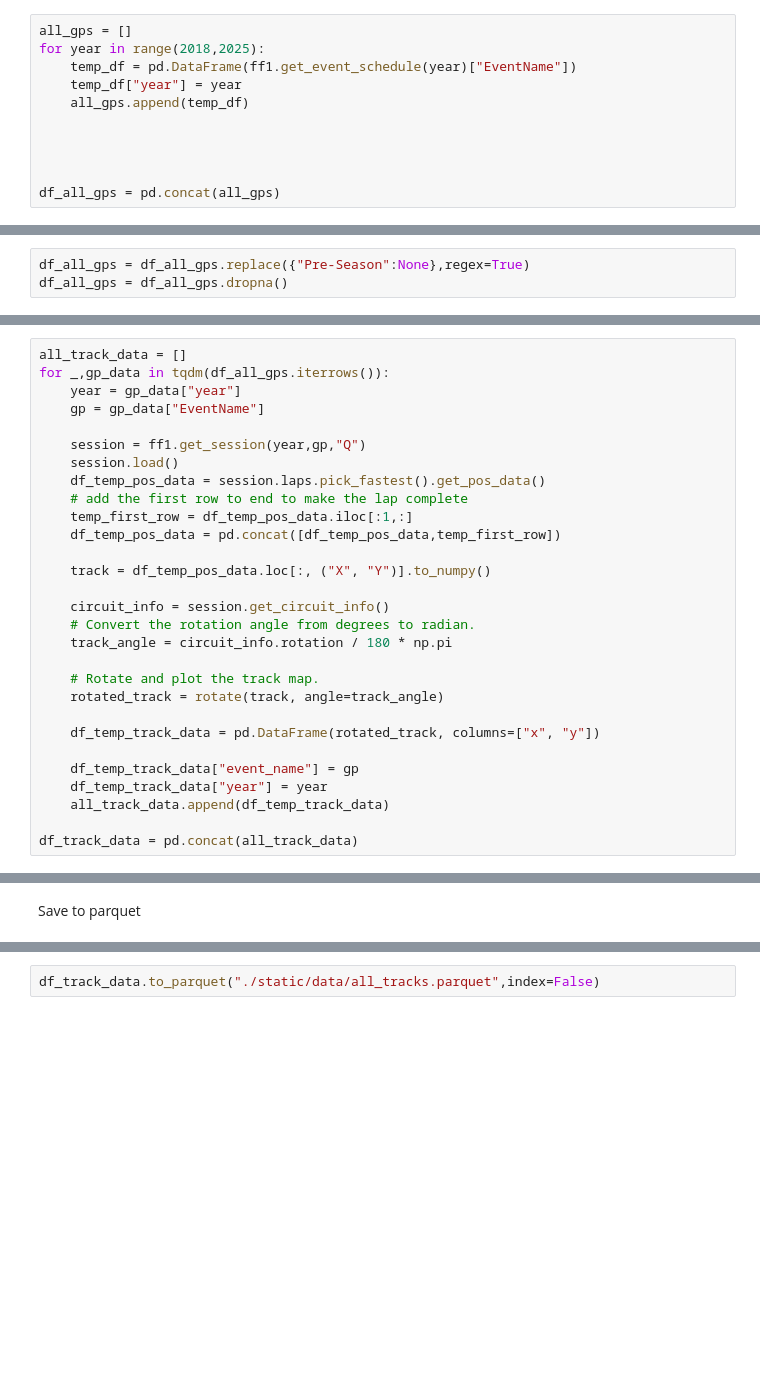
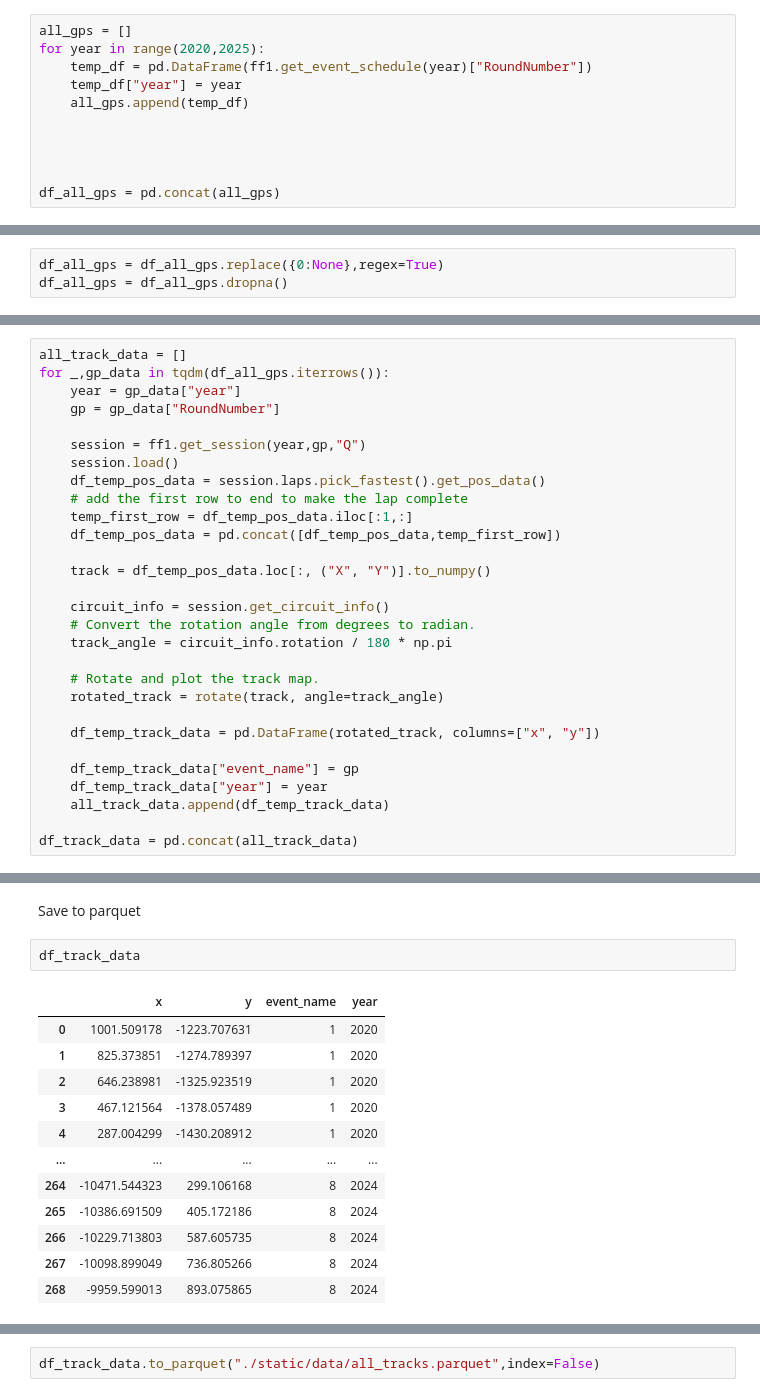
Before and after one commit to olesasha/InfoViz, a Jupyter notebook: E3/scrape_circuit_data.ipynb, the cells around one changed output, grey strips where cells are left out. Saved outputs shown, nothing was run; the diff lists cells and outputs as text; blank space fills up the shorter version.

```diff
--- a/E3/scrape_circuit_data.ipynb
+++ b/E3/scrape_circuit_data.ipynb
@@ -9,8 +9,8 @@ from tqdm import tqdm
 Get all GPs from the years 2018 to 2024
 # %%
 all_gps = []
-for year in range(2018,2025):
-    temp_df = pd.DataFrame(ff1.get_event_schedule(year)["EventName"])
+for year in range(2020,2025):
+    temp_df = pd.DataFrame(ff1.get_event_schedule(year)["RoundNumber"])
     temp_df["year"] = year
     all_gps.append(temp_df)
 
@@ -21,7 +23,7 @@ df_all_gps = pd.concat(all_gps)
 # %% [markdown]
 Drop testing events
 # %%
-df_all_gps = df_all_gps.replace({"Pre-Season":None},regex=True)
+df_all_gps = df_all_gps.replace({0:None},regex=True)
 df_all_gps = df_all_gps.dropna()
 # %% [markdown]
 Scrape the track data for every track
@@ -36,7 +42,7 @@ def rotate(xy, *, angle):
 all_track_data = []
 for _,gp_data in tqdm(df_all_gps.iterrows()):
     year = gp_data["year"]
-    gp = gp_data["EventName"]
+    gp = gp_data["RoundNumber"]
 
     session = ff1.get_session(year,gp,"Q")
     session.load()
@@ -84,3 +90,18 @@ KeyError: 'DriverNumber'
 df_track_data = pd.concat(all_track_data)
 # %% [markdown]
 Save to parquet
+# %%
+df_track_data
+# %% [output]
+|  | x | y | event_name | year |
+| 0 | 1001.509178 | -1223.707631 | 1 | 2020 |
+| 1 | 825.373851 | -1274.789397 | 1 | 2020 |
+| 2 | 646.238981 | -1325.923519 | 1 | 2020 |
+| 3 | 467.121564 | -1378.057489 | 1 | 2020 |
+| 4 | 287.004299 | -1430.208912 | 1 | 2020 |
+| ... | ... | ... | ... | ... |
+| 264 | -10471.544323 | 299.106168 | 8 | 2024 |
+| 265 | -10386.691509 | 405.172186 | 8 | 2024 |
+| 266 | -10229.713803 | 587.605735 | 8 | 2024 |
+| 267 | -10098.899049 | 736.805266 | 8 | 2024 |
+| 268 | -9959.599013 | 893.075865 | 8 | 2024 |
```
Also changed, not shown: parts of 4 cells of this notebook, 5 other files.
